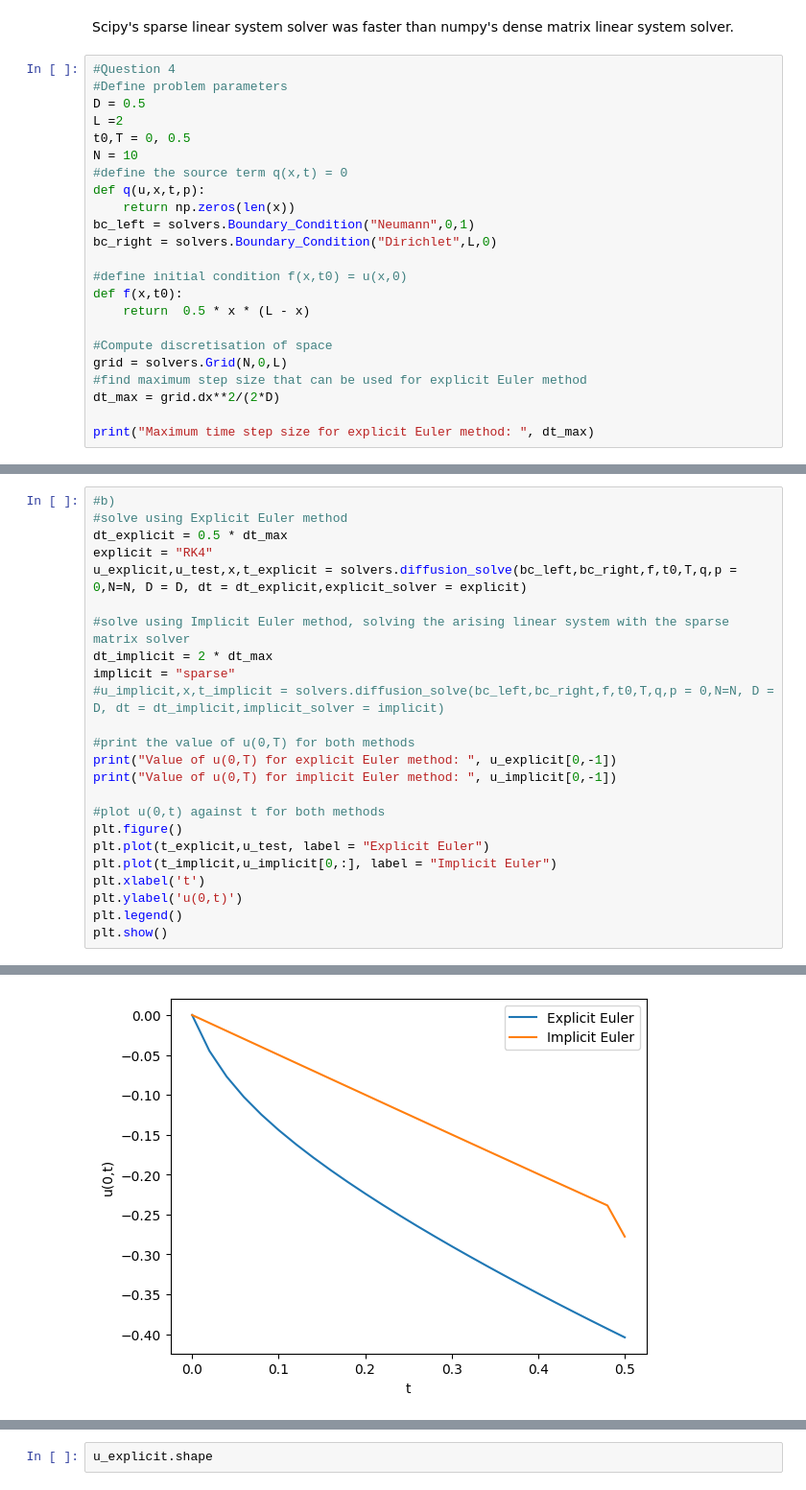
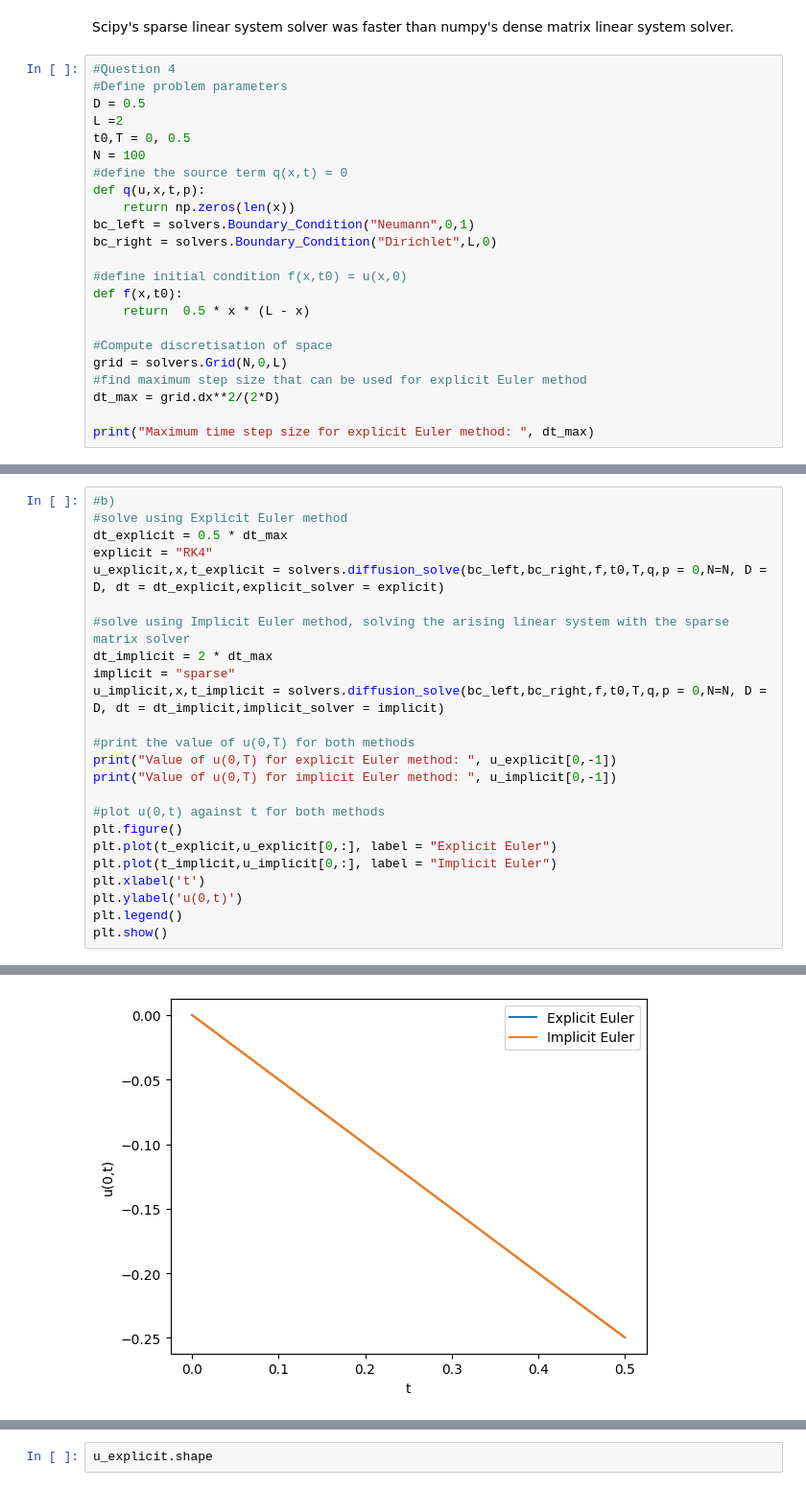
Before and after one commit to barnander/Numerical-Tools-for-Dynamical-Systems, a Jupyter notebook: Coursework.ipynb, the cells around one changed output, grey strips where cells are left out. Shown: that part at 96% size. Saved outputs shown, nothing was run; the diff lists cells and outputs as text.

```diff
--- a/Coursework.ipynb
+++ b/Coursework.ipynb
@@ -244,7 +230,7 @@ Scipy's sparse linear system solver was faster than numpy's dense matrix linear
 D = 0.5
 L =2
 t0,T = 0, 0.5
-N = 10
+N = 100
 #define the source term q(x,t) = 0
 def q(u,x,t,p):
     return np.zeros(len(x))
@@ -268,12 +254,12 @@ Maximum time step size for explicit Euler method:  0.04000000000000001
 #solve using Explicit Euler method
 dt_explicit = 0.5 * dt_max
 explicit = "RK4"
-u_explicit,u_test,x,t_explicit = solvers.diffusion_solve(bc_left,bc_right,f,t0,T,q,p = 0,N=N, D = D, dt = dt_explicit,explicit_solver = explicit)
+u_explicit,x,t_explicit = solvers.diffusion_solve(bc_left,bc_right,f,t0,T,q,p = 0,N=N, D = D, dt = dt_explicit,explicit_solver = explicit)
 
 #solve using Implicit Euler method, solving the arising linear system with the sparse matrix solver
 dt_implicit = 2 * dt_max
 implicit = "sparse"
-#u_implicit,x,t_implicit = solvers.diffusion_solve(bc_left,bc_right,f,t0,T,q,p = 0,N=N, D = D, dt = dt_implicit,implicit_solver = implicit)
+u_implicit,x,t_implicit = solvers.diffusion_solve(bc_left,bc_right,f,t0,T,q,p = 0,N=N, D = D, dt = dt_implicit,implicit_solver = implicit)
 
 #print the value of u(0,T) for both methods
 print("Value of u(0,T) for explicit Euler method: ", u_explicit[0,-1])
@@ -281,7 +267,7 @@ print("Value of u(0,T) for implicit Euler method: ", u_implicit[0,-1])
 
 #plot u(0,t) against t for both methods
 plt.figure()
-plt.plot(t_explicit,u_test, label = "Explicit Euler")
+plt.plot(t_explicit,u_explicit[0,:], label = "Explicit Euler")
 plt.plot(t_implicit,u_implicit[0,:], label = "Implicit Euler")
 plt.xlabel('t')
 plt.ylabel('u(0,t)')
@@ -293,2 +279,2 @@ Value of u(0,T) for implicit Euler method:  -0.2776758168851343
-[figure, old version]
+[figure, new version]
 # %%
```
Also changed, not shown: parts of 8 cells of this notebook, 1 other file.
